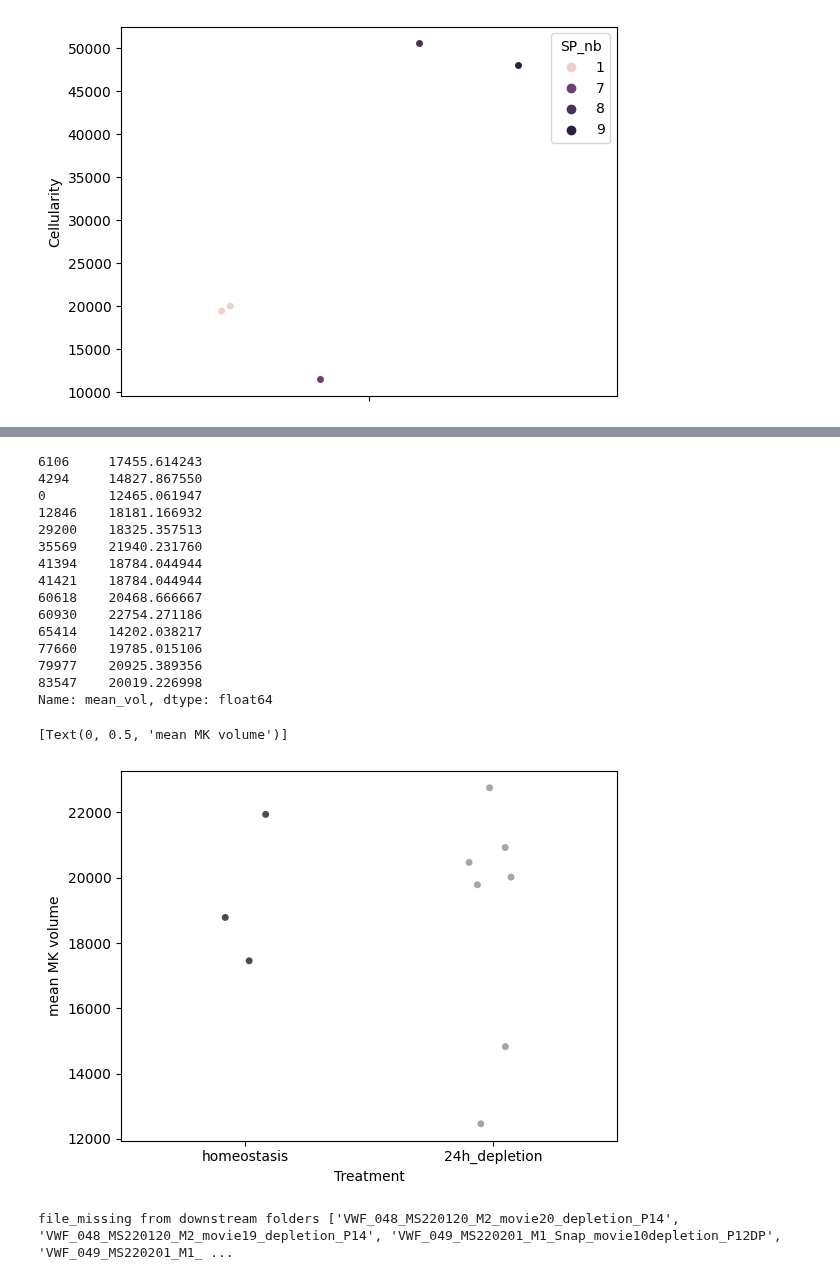
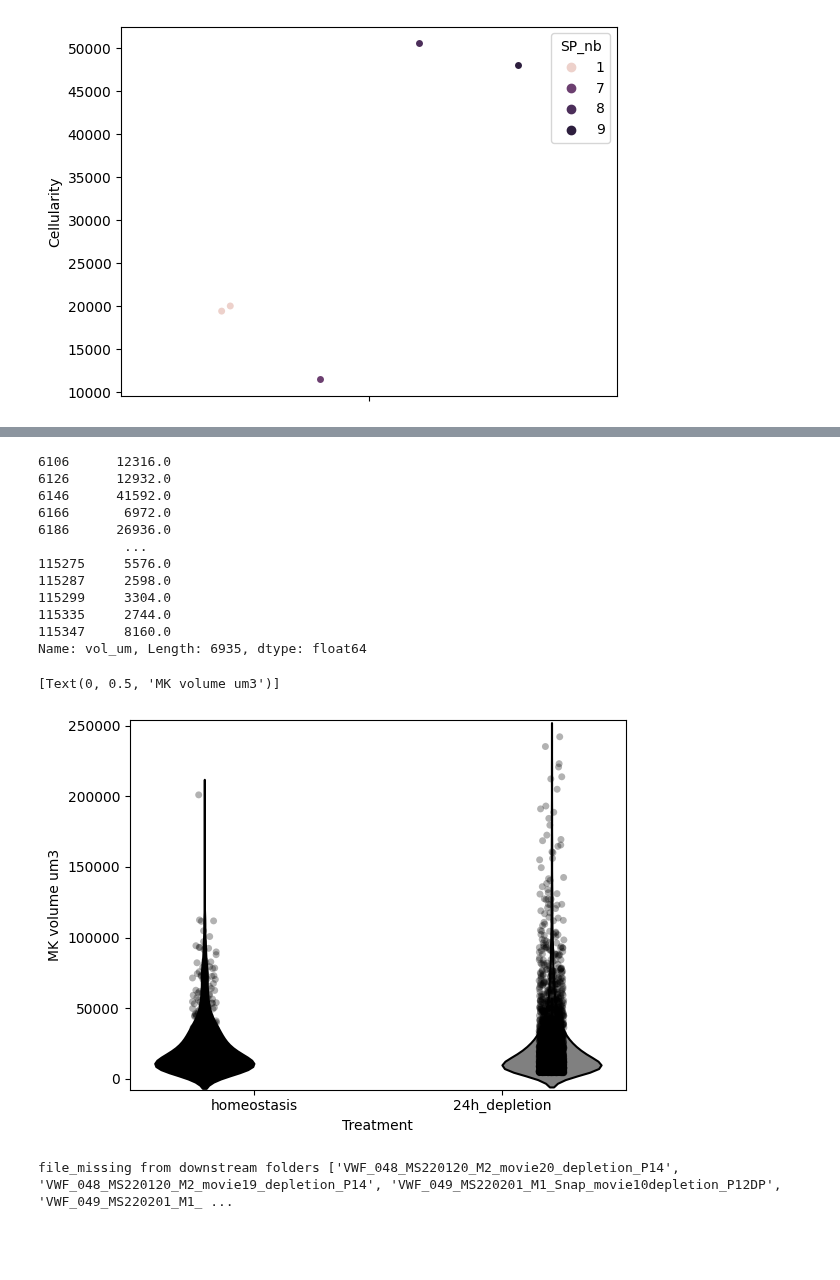
Before and after one commit to Mas515/Image_analysis, a Jupyter notebook: IVMtilescans_plot.ipynb, the cells around one changed output, grey strips where cells are left out. Cells and saved outputs as stored; diff of their text form; code cells hidden in the pictures; blank space fills up the shorter version.

Commit message:
vessels and MK plots

```diff
--- a/IVMtilescans_plot.ipynb
+++ b/IVMtilescans_plot.ipynb
@@ -223,7 +240,7 @@ Name: vessel_volume, Length: 3934, dtype: float64
 #Merge dataIlastik and dataAF647
 dataI=dataIlastik[['BM_volume','Metadata_VWF']]
 dataI=dataI.drop_duplicates()
-dataV=dataAF647[['vessel_volume','Metadata_VWF']]
+dataV=dataAF647[['vessel_volume','Metadata_VWF','Treatment']]
 dataV=dataV.drop_duplicates()
 dataBM=pd.merge(dataI, dataV[:], on = 'Metadata_VWF')
 # print(dataBM)
@@ -239,6 +256,23 @@ print(dataBM)
 #Haematopoietic stem cells in perisinusoidal niches are protected from ageing
 #https://www.nature.com/articles/s41556-019-0418-y#Fig1
 #this paper estimates 1357 cells in 1 000 000 = 736.9 for 1 cells
+
+###Plot normalized vessel volume
+
+grouped=dataBM.groupby(['Metadata_VWF'])
+dflist=[]
+for i, newdf in grouped:
+    newdf['norm_vol']=(newdf['vessel_volume']/newdf['BM_volume'])
+    dflist.append(newdf)
+dataAF647=pd.concat(dflist)
+print(dataAF647['norm_vol'])
+
+g=sns.stripplot(x=("Treatment"), hue='Treatment', y="norm_vol", data=dataAF647, alpha=0.7, palette=['black','grey'], hue_order=('homeostasis','24h_depletion'))
+# plt.legend(title='Cell type', loc='upper center', labels=['Hoxb5+Vwf+', 'Hoxb5+Vwf-'])
+plt.legend([], [], frameon=False)
+g.set(ylabel='normalized vessel volume (µm3)')
+### some tilescans have greater vessel volume than BM volume which is incorrect
+print(dataAF647)
 # %% [output]
       BM_volume                                       Metadata_VWF  \
 0  4.391972e+07  VWF_053_MS220208_M3_homeostasis_tilescanpadded...
@@ -401,45 +435,48 @@ plt.legend([], [], frameon=False)
 # %%
 ###calculating and plotting MK volume
 
 grouped=data.groupby(['FileID'])
 dflist=[]
 for i, newdf in grouped:
-    newdf['mean_vol']=newdf['AreaShape_Volume'].mean()
+    # newdf['mean_vol']=newdf['AreaShape_Volume'].mean()
+    for b,row in newdf.iterrows():
+        # newdf.loc[b,'vol_um']=newdf.loc[b,'AreaShape_Volume']*newdf.loc[b,'Scale_X']*newdf.loc[b,'Scale_Y']*newdf.loc[b,'Scale_Z']*1000000
+        newdf.loc[b,'vol_um']=newdf.loc[b,'AreaShape_Volume']#*1000000
     dflist.append(newdf)
 datab=pd.concat(dflist)
-datab=datab[['FileID','mean_vol','Treatment']].drop_duplicates()
-print(datab['mean_vol'])
+datab=datab[['FileID','vol_um','Treatment']].drop_duplicates()
+print(datab['vol_um'])
 # datab=data[['FileID','AreaShape_Volume','Treatment']]
+datab=datab[datab['vol_um']<250000]
+datab=datab[datab['vol_um']>4188]
 datab=datab[datab['Treatment']!='old_homeostasis']
 datab=datab[datab['Treatment']!='plt_depletion']
 
-g=sns.stripplot(x=("Treatment"), hue='Treatment', y="mean_vol", data=datab, alpha=0.7, palette=['black','grey'], hue_order=('homeostasis','24h_depletion'))
+# g=sns.stripplot(x=("Treatment"), hue='Treatment', y="vol_um", data=datab, alpha=0.7, palette=['black','grey'], hue_order=('homeostasis','24h_depletion'))
+g=(sns.violinplot(x=("Treatment"), hue='Treatment', y="vol_um", data=datab, showfliers = False, palette=['black','grey'], hue_order=('homeostasis','24h_depletion'), legend=False), sns.stripplot(x=("Treatment"), hue='Treatment', y="vol_um", data=datab, alpha=0.3, dodge=True, palette=['black','black'], hue_order=('homeostasis','24h_depletion')))
 # plt.legend(title='Cell type', loc='upper center', labels=['Hoxb5+Vwf+', 'Hoxb5+Vwf-'])
 plt.legend([], [], frameon=False)
-g.set(ylabel='mean MK volume')
+g[1].set(ylabel='MK volume um3')
 
 # g=sns.stripplot(x=("Treatment"), hue='Treatment', y="AreaShape_Volume", dodge=True, data=datab, alpha=0.7, palette=['black','grey'], hue_order=('homeostasis','24h_depletion'))
 # # plt.legend(title='Cell type', loc='upper center', labels=['Hoxb5+Vwf+', 'Hoxb5+Vwf-'])
 # plt.legend([], [], frameon=False)
 # g.set(ylabel='MK volume')
 # %% [output]
-6106     17455.614243
-4294     14827.867550
-0        12465.061947
-12846    18181.166932
-29200    18325.357513
-35569    21940.231760
-41394    18784.044944
-41421    18784.044944
-60618    20468.666667
-60930    22754.271186
-65414    14202.038217
-77660    19785.015106
-79977    20925.389356
-83547    20019.226998
-Name: mean_vol, dtype: float64
+6106      12316.0
+6126      12932.0
+6146      41592.0
+6166       6972.0
+6186      26936.0
+           ...
+115275     5576.0
+115287     2598.0
+115299     3304.0
+115335     2744.0
+115347     8160.0
+Name: vol_um, Length: 6935, dtype: float64
-[Text(0, 0.5, 'mean MK volume')]
+[Text(0, 0.5, 'MK volume um3')]
-[figure, old version]
+[figure, new version]
 # %%
 ###### CHECKING MISSING MOVIES because the second CP pipeline failed
 # import os
```
Also changed, not shown: parts of 6 cells of this notebook.
